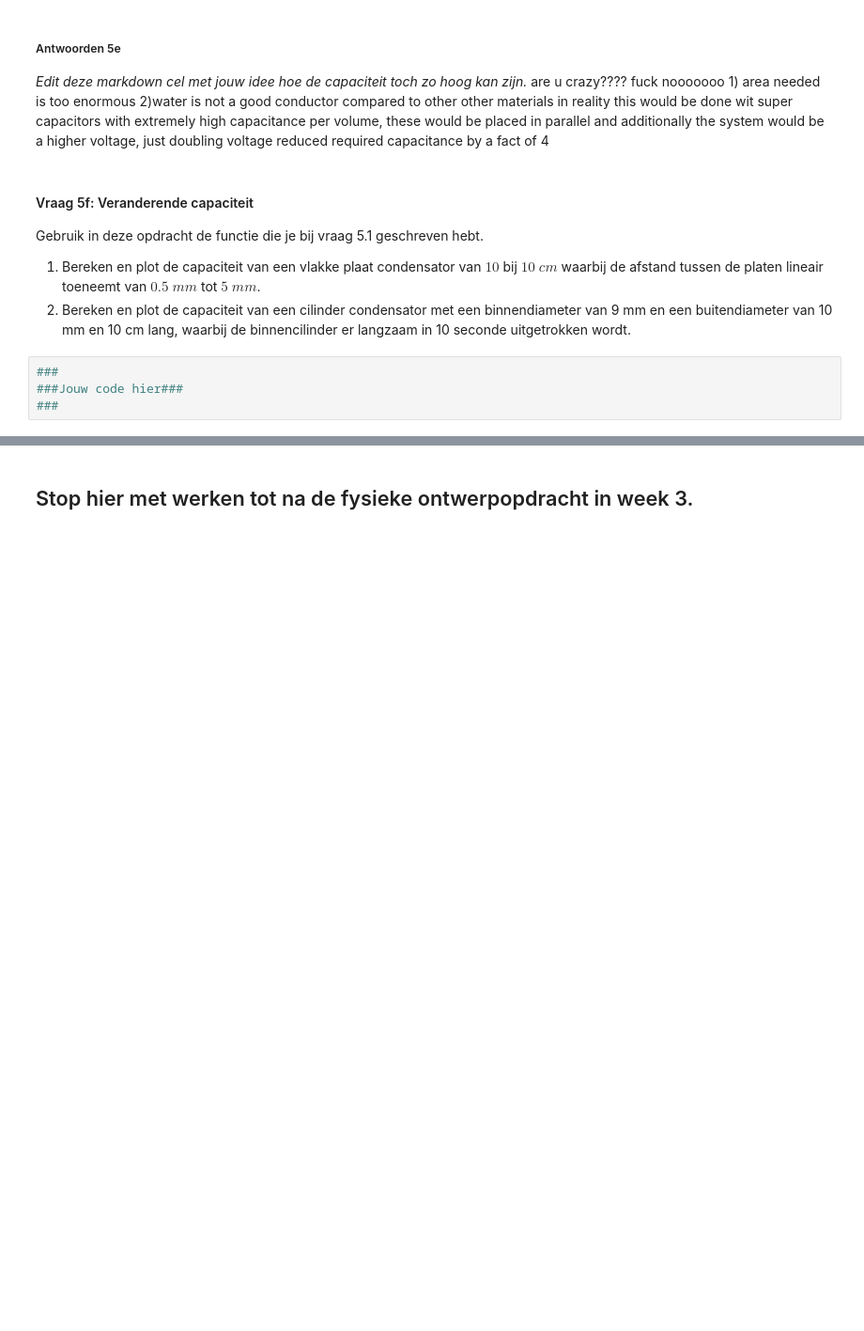
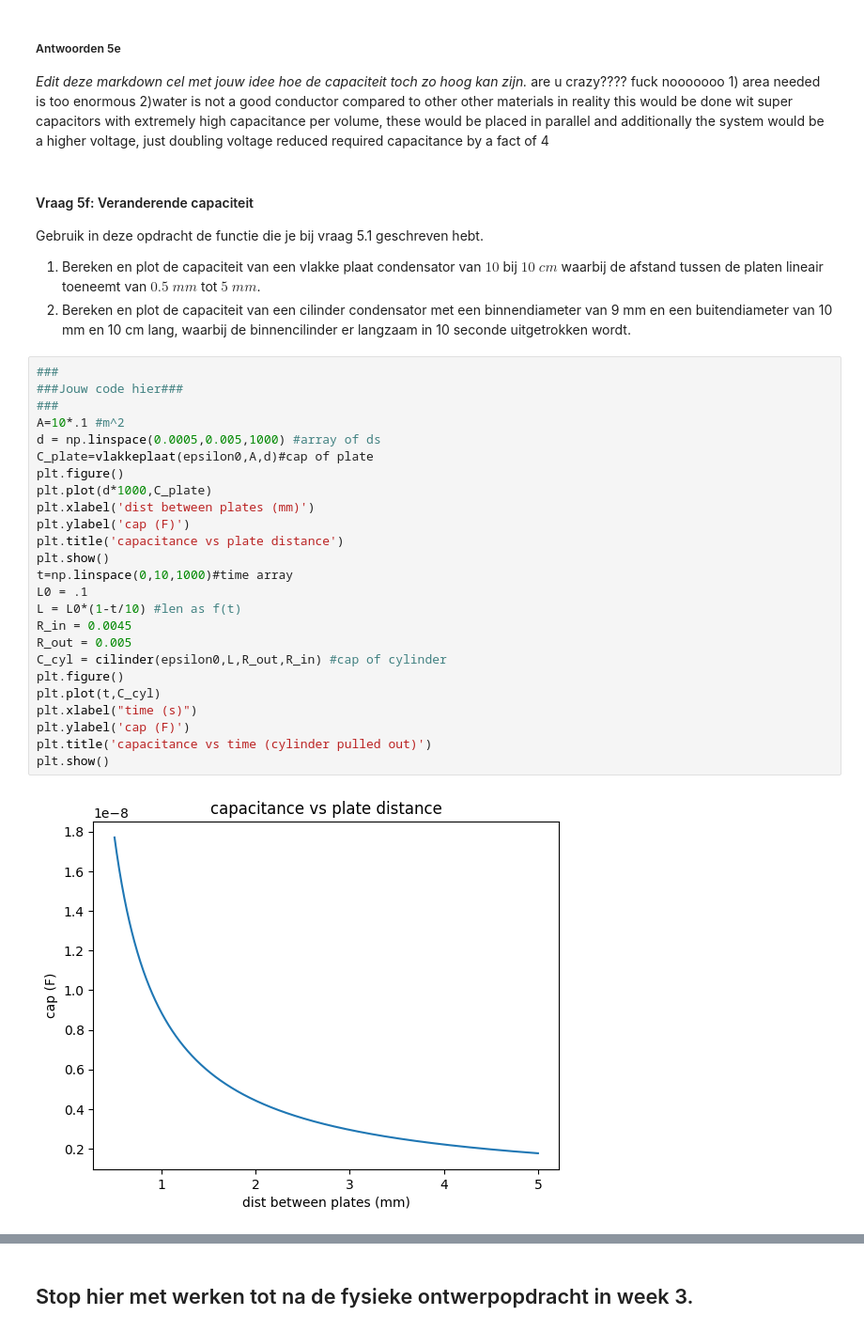
Before and after one commit to AragonMvD/opdrachten-DEF-Day, a Jupyter notebook: DigitaleOntwerpopdrachten/1CondensatorOpdracht/CondensatorOntwerpopdracht.ipynb, the cells around one changed output, grey strips where cells are left out. Shown at 94% size. Drawn from its saved outputs; the diff is of its cells as text; blank space fills up the shorter version.

```diff
--- a/DigitaleOntwerpopdrachten/1CondensatorOpdracht/CondensatorOntwerpopdracht.ipynb
+++ b/DigitaleOntwerpopdrachten/1CondensatorOpdracht/CondensatorOntwerpopdracht.ipynb
@@ -872,4 +872,27 @@ Gebruik in deze opdracht de functie die je bij vraag 5.1 geschreven hebt.
 # %%
 ###
 ###Jouw code hier###
 ###
+A=10*.1 #m^2
+d = np.linspace(0.0005,0.005,1000) #array of ds
+C_plate=vlakkeplaat(epsilon0,A,d)#cap of plate
+plt.figure()
+plt.plot(d*1000,C_plate)
+plt.xlabel('dist between plates (mm)')
+plt.ylabel('cap (F)')
+plt.title('capacitance vs plate distance')
+plt.show()
+t=np.linspace(0,10,1000)#time array
+L0 = .1
+L = L0*(1-t/10) #len as f(t)
+R_in = 0.0045
+R_out = 0.005
+C_cyl = cilinder(epsilon0,L,R_out,R_in) #cap of cylinder
+plt.figure()
+plt.plot(t,C_cyl)
+plt.xlabel("time (s)")
+plt.ylabel('cap (F)')
+plt.title('capacitance vs time (cylinder pulled out)')
+plt.show()
+# %% [output]
+[figure, added]
```
Also changed, not shown: parts of 1 cell of this notebook.
